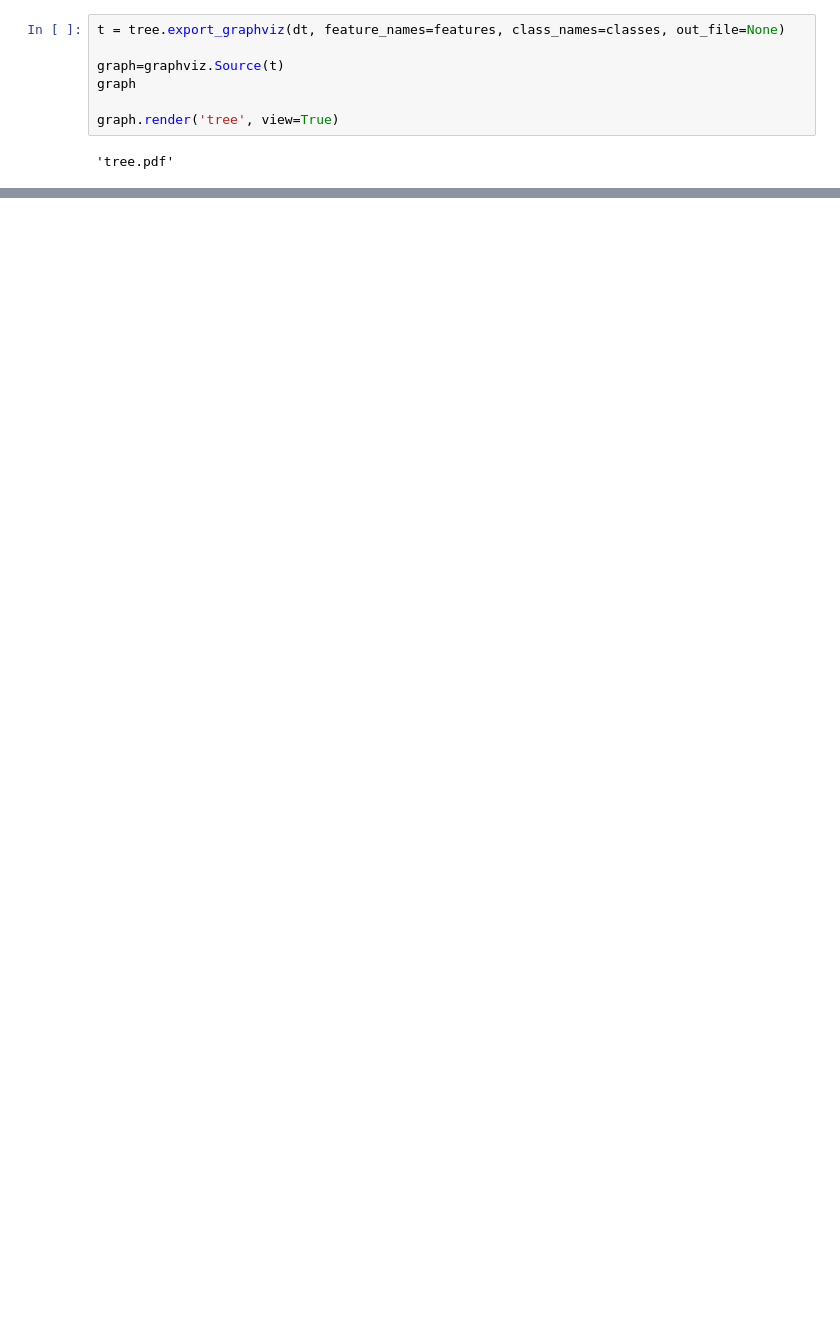
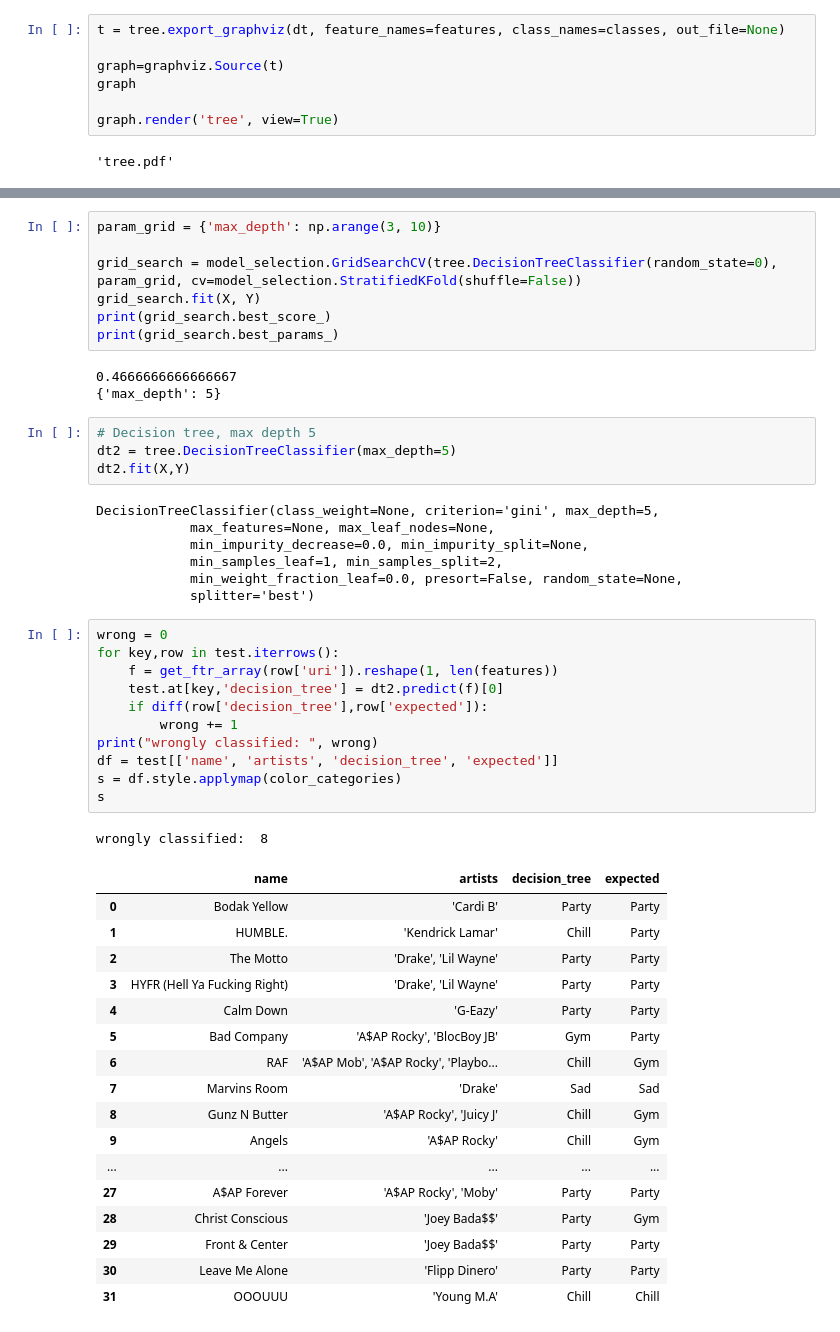
Before and after one commit to aditisundar/datasci_final, a Jupyter notebook: main.ipynb, the cells around one changed output, grey strips where cells are left out. Cells and saved outputs as stored; diff of their text form; blank space fills up the shorter version.

```diff
--- a/main.ipynb
+++ b/main.ipynb
@@ -257,0 +314,51 @@ graph.render('tree', view=True)
+# %%
+param_grid = {'max_depth': np.arange(3, 10)}
+
+grid_search = model_selection.GridSearchCV(tree.DecisionTreeClassifier(random_state=0), param_grid, cv=model_selection.StratifiedKFold(shuffle=False))
+grid_search.fit(X, Y)
+print(grid_search.best_score_)
+print(grid_search.best_params_)
+# %% [output]
+0.4666666666666667
+{'max_depth': 5}
+# %%
+# Decision tree, max depth 5
+dt2 = tree.DecisionTreeClassifier(max_depth=5)
+dt2.fit(X,Y)
+# %% [output]
+DecisionTreeClassifier(class_weight=None, criterion='gini', max_depth=5,
+            max_features=None, max_leaf_nodes=None,
+            min_impurity_decrease=0.0, min_impurity_split=None,
+            min_samples_leaf=1, min_samples_split=2,
+            min_weight_fraction_leaf=0.0, presort=False, random_state=None,
+            splitter='best')
+# %%
+wrong = 0
+for key,row in test.iterrows():
+    f = get_ftr_array(row['uri']).reshape(1, len(features))
+    test.at[key,'decision_tree'] = dt2.predict(f)[0]
+    if diff(row['decision_tree'],row['expected']):
+        wrong += 1
+print("wrongly classified: ", wrong)
+df = test[['name', 'artists', 'decision_tree', 'expected']]
+s = df.style.applymap(color_categories)
+s
+# %% [output]
+wrongly classified:  8
+|  | name | artists | decision_tree | expected |
+| 0 | Bodak Yellow | 'Cardi B' | Party | Party |
+| 1 | HUMBLE. | 'Kendrick Lamar' | Chill | Party |
+| 2 | The Motto | 'Drake', 'Lil Wayne' | Party | Party |
+| 3 | HYFR (Hell Ya Fucking Right) | 'Drake', 'Lil Wayne' | Party | Party |
+| 4 | Calm Down | 'G-Eazy' | Party | Party |
+| 5 | Bad Company | 'A$AP Rocky', 'BlocBoy JB' | Gym | Party |
+| 6 | RAF | 'A$AP Mob', 'A$AP Rocky', 'Playbo... | Chill | Gym |
+| 7 | Marvins Room | 'Drake' | Sad | Sad |
+| 8 | Gunz N Butter | 'A$AP Rocky', 'Juicy J' | Chill | Gym |
+| 9 | Angels | 'A$AP Rocky' | Chill | Gym |
+| ... | ... | ... | ... | ... |
+| 27 | A$AP Forever | 'A$AP Rocky', 'Moby' | Party | Party |
+| 28 | Christ Conscious | 'Joey Bada$$' | Party | Gym |
+| 29 | Front & Center | 'Joey Bada$$' | Party | Party |
+| 30 | Leave Me Alone | 'Flipp Dinero' | Party | Party |
+| 31 | OOOUUU | 'Young M.A' | Chill | Chill |
```
Also changed, not shown: parts of 16 cells of this notebook, 1 other file.
